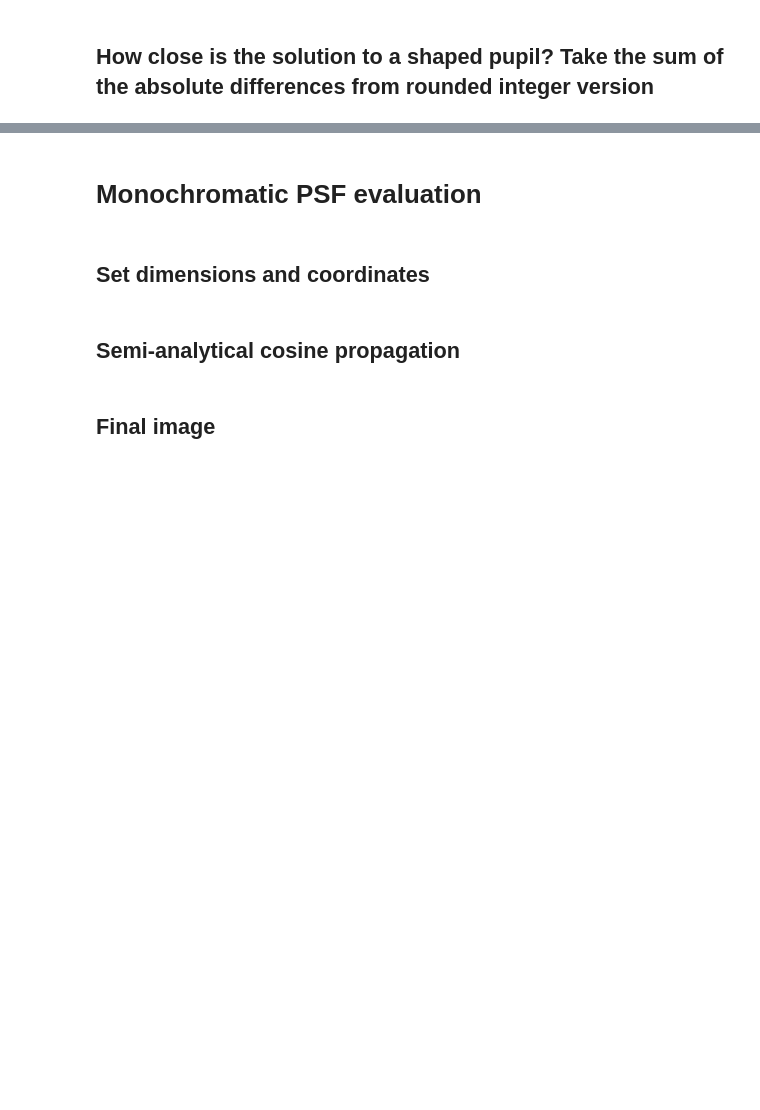
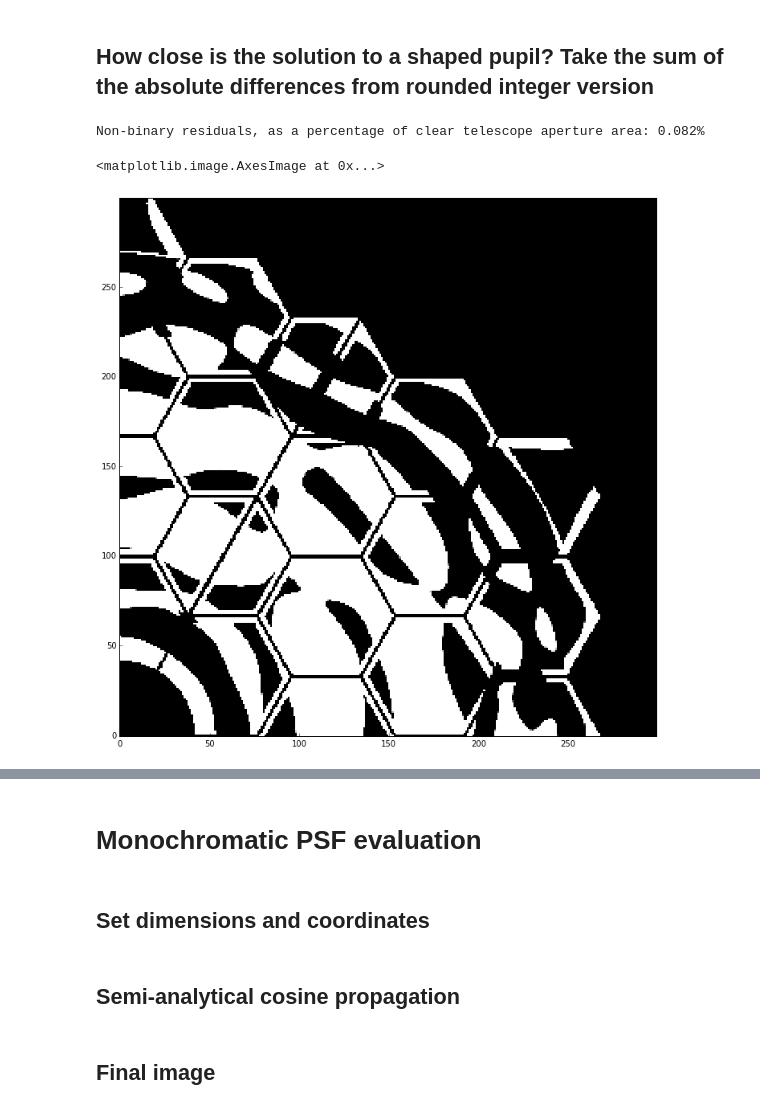
Before and after one commit to neilzim/SCDA, a Jupyter notebook: eval_qpaplc_mono.ipynb, the cells around one changed output, grey strips where cells are left out. Cells and saved outputs as stored; diff of their text form; code cells hidden in the pictures; blank space fills up the shorter version.

```diff
--- a/eval_qpaplc_mono.ipynb
+++ b/eval_qpaplc_mono.ipynb
@@ -11,6 +13,10 @@ matplotlib.rcParams['image.cmap'] = 'gray'
 # %%
 TelAp_fname = "/astro/opticslab1/SCDA/Apertures/STSCI/TelAp_quart_hex4X025sm1_N0300.dat"
 FPM_fname = "/astro/opticslab1/SCDA/Apertures/STSCI/FPM_quart_occspot_M050.dat"
+
+#///////////////////////////////////////////////////////////////////////////
+#                           Monochromatic tests
+#///////////////////////////////////////////////////////////////////////////
 
 # Working monochromatic solution produced by hex4_test_fullquad_mono.mod
 #LS_fname = "/astro/opticslab1/SCDA/Apertures/STSCI/LS_quart_ann17D83_X025sm1Pad01_N0300.dat"
@@ -51,8 +57,22 @@ FPM_fname = "/astro/opticslab1/SCDA/Apertures/STSCI/FPM_quart_occspot_M050.dat"
 #apod_sol_fname = "/astro/opticslab1/SCDA/Scripts/AMPL/hex4_design_test_ntz/hex4_test_mono_v8.dat"
 
 # Working monochromatic solution produced by hex4_test_mono_v9.mod
-LS_fname = "/astro/opticslab1/SCDA/Apertures/STSCI/LS_quart_ann25D90_X025sm1Pad05_N0300.dat"
-apod_sol_fname = "/astro/opticslab1/SCDA/Scripts/AMPL/hex4_design_test_ntz/hex4_test_mono_v9.dat"
+#LS_fname = "/astro/opticslab1/SCDA/Apertures/STSCI/LS_quart_ann25D90_X025sm1Pad05_N0300.dat"
+#apod_sol_fname = "/astro/opticslab1/SCDA/Scripts/AMPL/hex4_design_test_ntz/hex4_test_mono_v9.dat"
+
+#///////////////////////////////////////////////////////////////////////////
+#                             Broadband tests
+#///////////////////////////////////////////////////////////////////////////
+LS_fname = "/astro/opticslab1/SCDA/Apertures/STSCI/LS_quart_ann25D90_hex4Pad05X025sm1Pad05_N0300.dat"
+#apod_sol_fname = "/astro/opticslab1/SCDA/Scripts/AMPL/hex4_design_test_ntz/hex4_bb_case1_unitytrans_segLS.dat"
+apod_sol_fname = "/astro/opticslab1/SCDA/Scripts/AMPL/hex4_design_test_ntz/hex4_bb_case1_unitytrans_segLS_barhom.dat"
+#apod_sol_fname = "/astro/opticslab1/SCDA/Scripts/AMPL/hex4_design_test_ntz/hex4_bb_case2_nztrans_segLS.dat"
+#apod_sol_fname = "/astro/opticslab1/SCDA/Scripts/AMPL/hex4_design_test_ntz/hex4_bb_case2_nztrans_segLS_barhom.dat"
+
+#LS_fname = "/astro/opticslab1/SCDA/Apertures/STSCI/LS_quart_ann25D90_X025sm1Pad05_N0300.dat"
+#apod_sol_fname = "/astro/opticslab1/SCDA/Scripts/AMPL/hex4_design_test_ntz/hex4_bb_case3_nztrans_XLS.dat"
+#apod_sol_fname = "/astro/opticslab1/SCDA/Scripts/AMPL/hex4_design_test_ntz/hex4_bb_case3_nztrans_XLS_barhom.dat"
+#apod_sol_fname = "/astro/opticslab1/SCDA/Scripts/AMPL/hex4_design_test_ntz/hex4_bb_case4_unitytrans_XLS.dat"
 
 # Broadband solution from March 15
 #apod_sol_fname = "/astro/opticslab1/SCDA/Scripts/AMPL/hex4_design_test/ApodSol_APLC_quart_hex4X025sm1_N0300_FPM400M050_LSann17D83X025sm1Pad01_Img100C_35WA100CA100_BW10Nlam03fpres2_linbarhompre1.dat"
@@ -94,7 +112,15 @@ np.sum(np.abs(A - np.round(A)))
+# %%
+nb_resid_frac = 100*np.sum(np.abs(A - np.round(A)))/np.sum(TelAp)
+print("Non-binary residuals, as a percentage of clear telescope aperture area: {:.2}%".format(nb_resid_frac))
+# %% [output]
+Non-binary residuals, as a percentage of clear telescope aperture area: 0.082%
 # %%
 plt.figure(figsize=(12,12))
-plt.imshow(A*TelAp - A)
-#plt.imshow(A*TelAp)
+#plt.imshow(A*TelAp - A)
+plt.imshow(A*TelAp)
+# %% [output]
+<matplotlib.image.AxesImage at 0x...>
+[figure, added]
 # %%
 plt.figure(figsize=(12,12))
 plt.imshow(LS,vmin=0.5,vmax=1)
```
Also changed, not shown: parts of 6 cells of this notebook.
